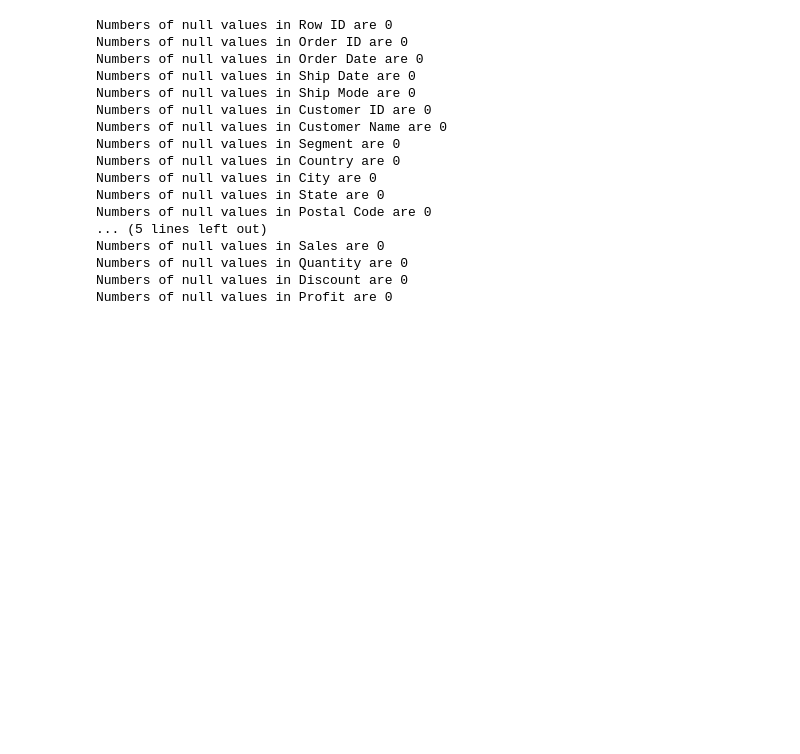
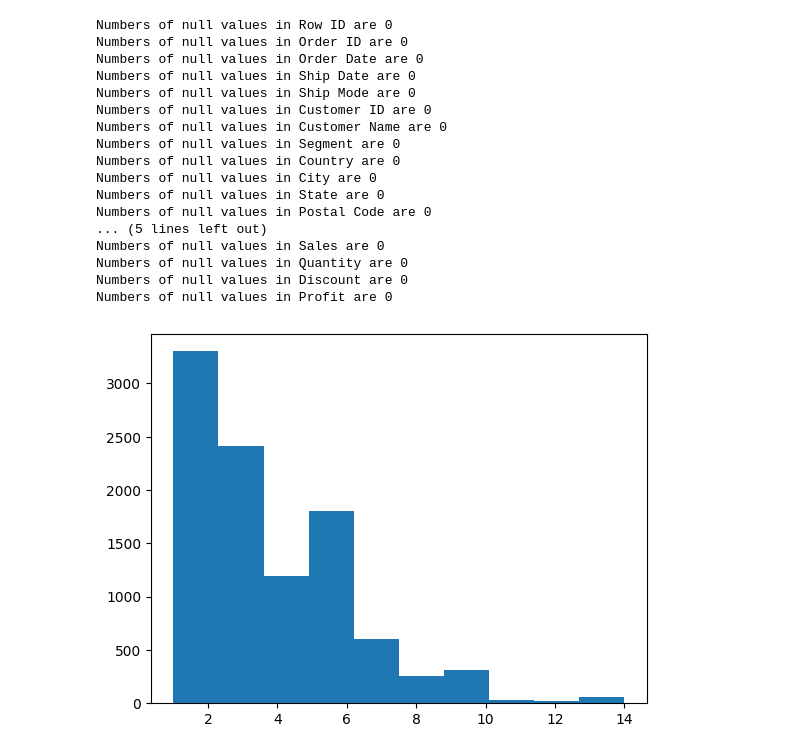
Before and after one commit to fhrt811/Mega-Mart-Analysis, a Jupyter notebook: Notebooks/EDA.ipynb, the cells around one changed output. Drawn from its saved outputs; the diff is of its cells as text; code cells hidden in the pictures; blank space fills up the shorter version.

```diff
--- a/Notebooks/EDA.ipynb
+++ b/Notebooks/EDA.ipynb
@@ -101,3 +111,8 @@ Numbers of null values in Sales are 0
 Numbers of null values in Quantity are 0
 Numbers of null values in Discount are 0
 Numbers of null values in Profit are 0
+# %%
+df['Quantity'].hist(grid=False)
+plt.show()
+# %% [output]
+[figure, added]
```
Also changed, not shown: parts of 8 cells of this notebook, 1 other file.
